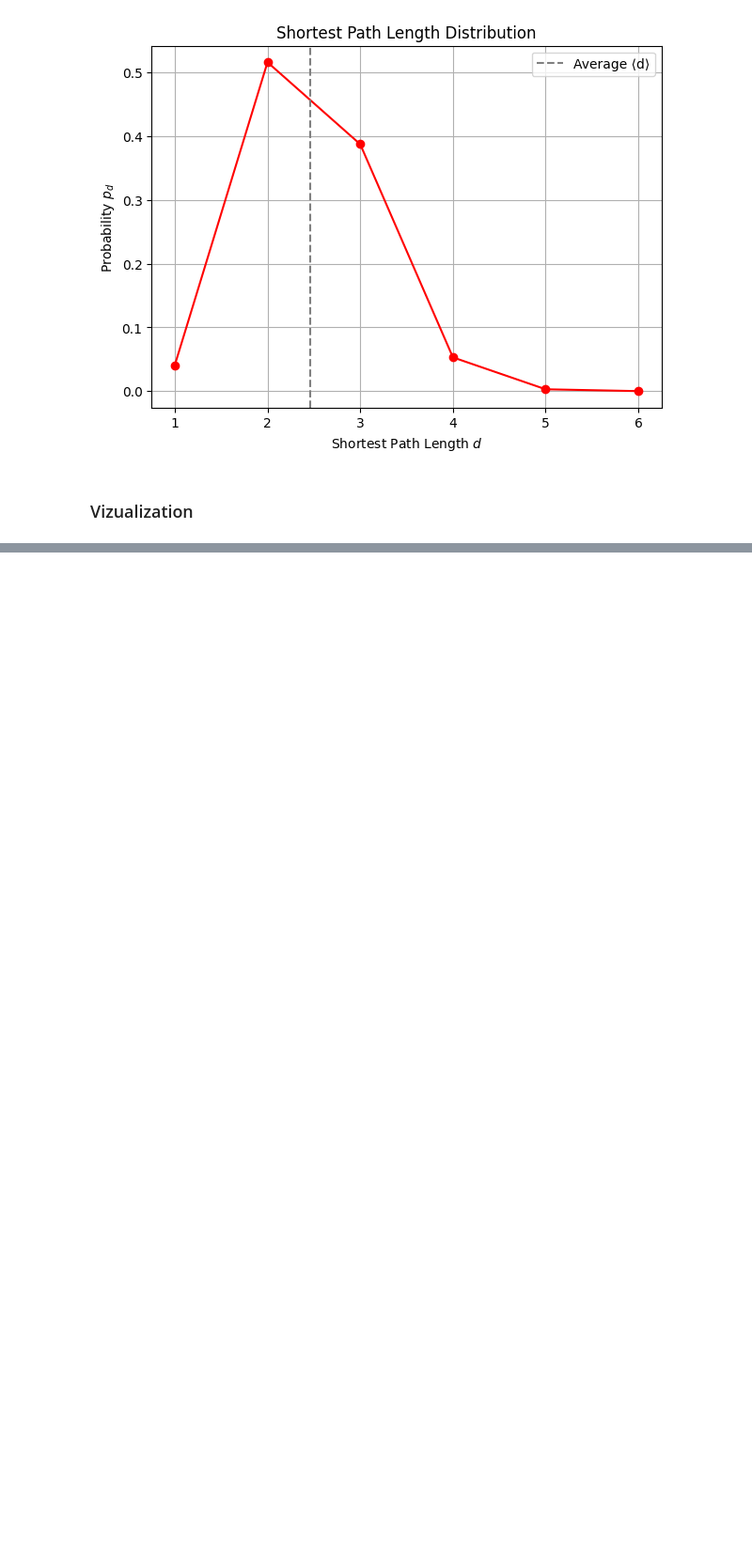
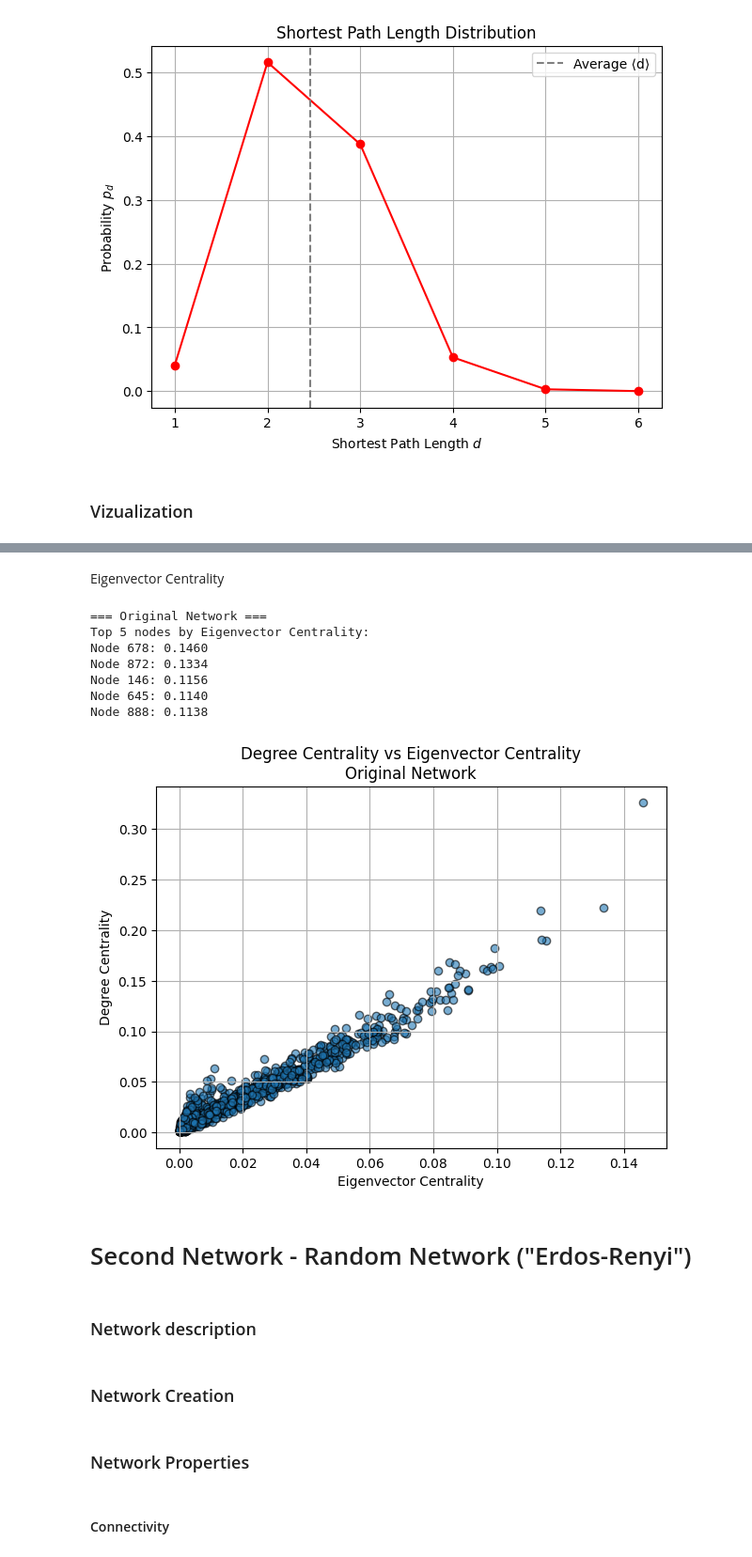
Before and after one commit to Master-HPC-2025/Social-Network-Analysis, a Jupyter notebook: project_1.ipynb, the cells around one changed output, grey strips where cells are left out. Shown: that part at 94% size. Saved outputs shown, nothing was run; the diff lists cells and outputs as text; code cells hidden in the pictures; blank space fills up the shorter version.

```diff
--- a/project_1.ipynb
+++ b/project_1.ipynb
@@ -309,3 +360,25 @@ def shortest_path_length_and_plot(largest_cc: nx.Graph):
+# %%
+def compute_and_display_eigenvector_centrality(G, graph_name):
+    """
+    Eigenvector centrality reflects both the quantity and quality of a node’s connections.
+    Nodes connected to other high-scoring nodes receive higher scores.
+    """
+    print(f"\n=== {graph_name} ===")
+
+    try:
+        eigenvector = nx.eigenvector_centrality(G, max_iter=1000)
+        ev_sorted = sorted(eigenvector.items(), key=lambda item: item[1], reverse=True)
+
+        print("Top 5 nodes by Eigenvector Centrality:")
+        for i in range(5):
+            node, centrality = ev_sorted[i]
+            print(f"Node {node}: {centrality:.4f}")
+
+        return eigenvector
+
+    except nx.NetworkXError as e:
+        print(f"⚠️ Could not compute eigenvector centrality for {graph_name}: {e}")
+        return None
 # %% [markdown]
 # First Network - Original
 # %% [markdown]
@@ -369,0 +511,39 @@ Average Shortest Path Length: 2.461460580087011
+# %% [markdown]
+Eigenvector Centrality
+# %%
+def plot_eigenvector_vs_degree(G_original, eigenvector, title):
+    degree = nx.degree_centrality(G_original)
+
+    x = [eigenvector[node] for node in G_original.nodes()]
+    y = [degree[node] for node in G_original.nodes()]
+
+    plt.figure(figsize=(7, 5))
+    plt.scatter(x, y, alpha=0.6, edgecolors='k')
+    plt.title(f"Degree Centrality vs Eigenvector Centrality\n{title}")
+    plt.xlabel("Eigenvector Centrality")
+    plt.ylabel("Degree Centrality")
+    plt.grid(True)
+    plt.show()
+
+ec_original = compute_and_display_eigenvector_centrality(G_original, "Original Network")
+if ec_original:
+    plot_eigenvector_vs_degree(G_original, ec_original, "Original Network")
+# %% [output]
+=== Original Network ===
+Top 5 nodes by Eigenvector Centrality:
+Node 678: 0.1460
+Node 872: 0.1334
+Node 146: 0.1156
+Node 645: 0.1140
+Node 888: 0.1138
+[figure, added]
+# %% [markdown]
+# Second Network - Random Network ("Erdos-Renyi")
+# %% [markdown]
+### Network description
+# %% [markdown]
+### Network Creation
+# %% [markdown]
+### Network Properties
+# %% [markdown]
+#### Connectivity
```
Also changed, not shown: parts of 42 cells of this notebook.
